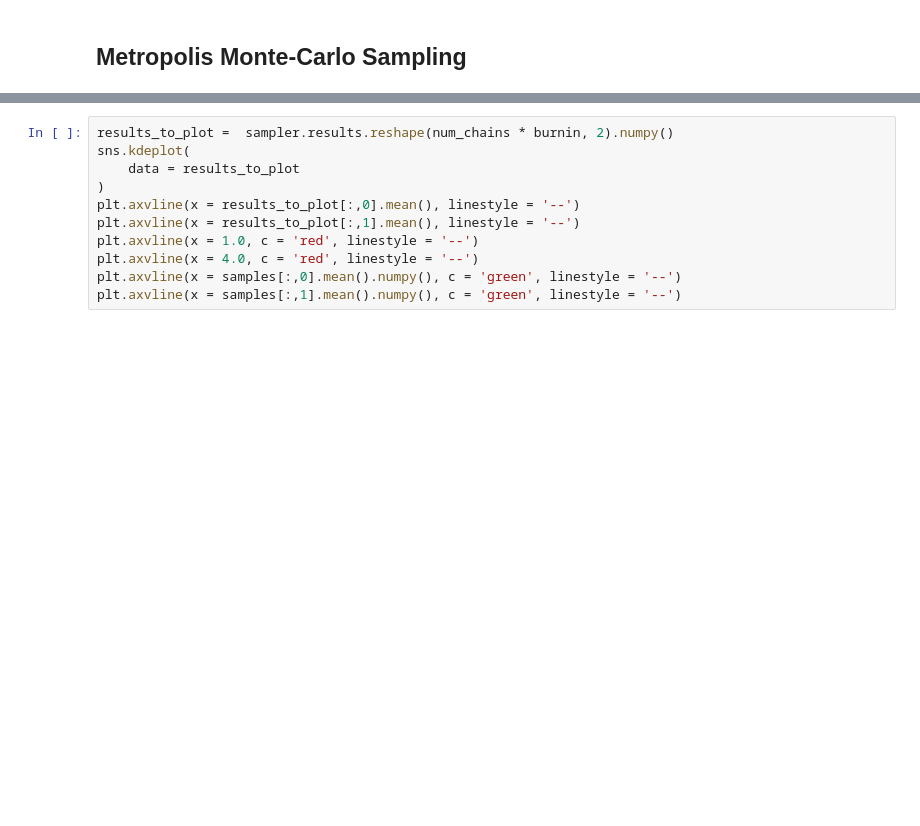
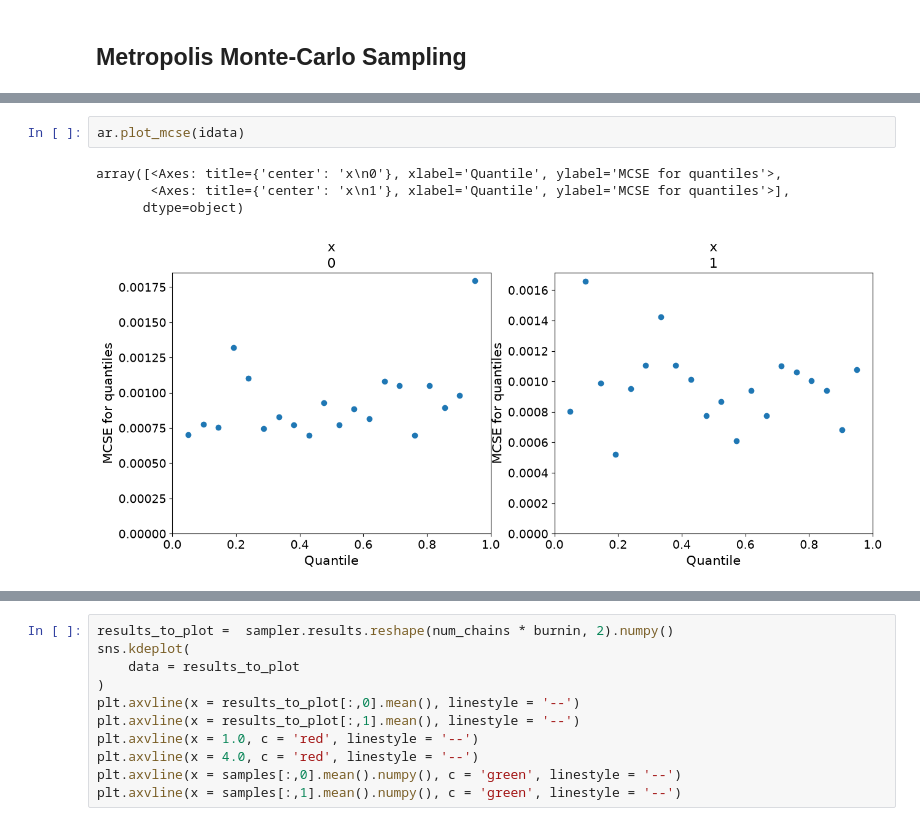
Before and after one commit to gdubbs100/explore-monte-carlo, a Jupyter notebook: montecarlo.ipynb, the cells around one changed output, grey strips where cells are left out. Cells and saved outputs as stored; diff of their text form; blank space fills up the shorter version.

```diff
--- a/montecarlo.ipynb
+++ b/montecarlo.ipynb
@@ -375,0 +118,7 @@ plot_gelman_rubin(sampler.gelman_rubin)
+# %%
+ar.plot_mcse(idata)
+# %% [output]
+array([<Axes: title={'center': 'x\n0'}, xlabel='Quantile', ylabel='MCSE for quantiles'>,
+       <Axes: title={'center': 'x\n1'}, xlabel='Quantile', ylabel='MCSE for quantiles'>],
+      dtype=object)
+[figure, added]
```
Also changed, not shown: parts of 21 cells of this notebook, 5 other files.
